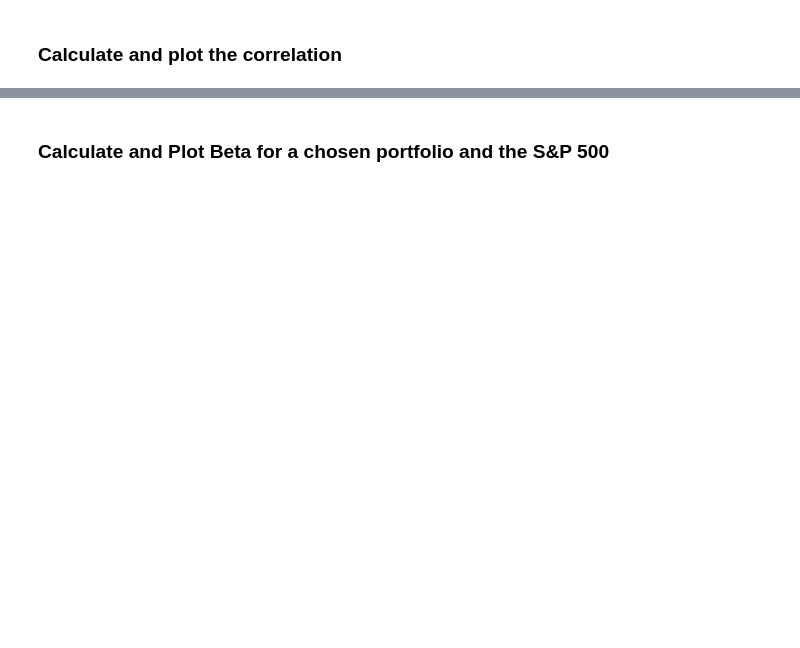
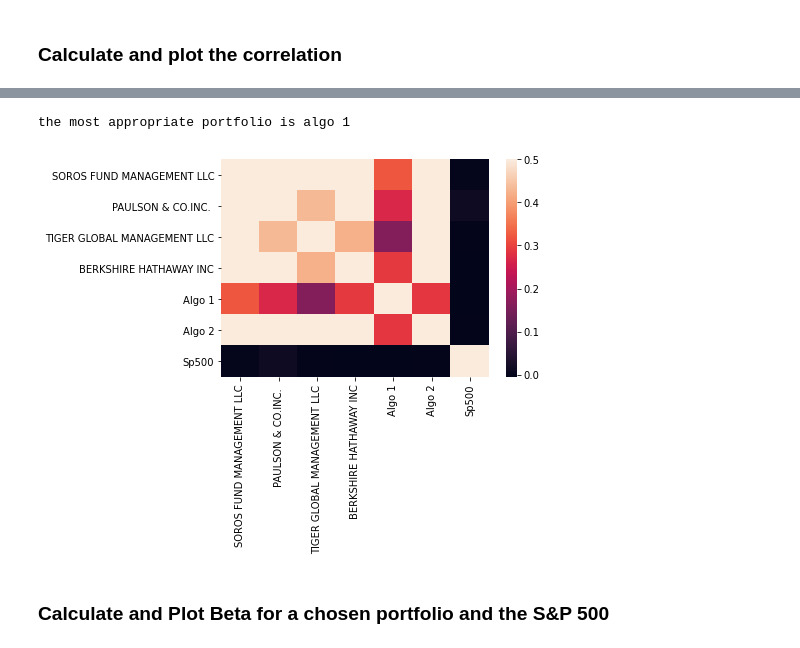
Before and after one commit to pysouzhny/python-homework, a Jupyter notebook: whale_analysis/Starter_Code/whale_analysis.ipynb, the cells around one changed output, grey strips where cells are left out. Drawn from its saved outputs; the diff is of its cells as text; code cells hidden in the pictures; blank space fills up the shorter version.

```diff
--- a/whale_analysis/Starter_Code/whale_analysis.ipynb
+++ b/whale_analysis/Starter_Code/whale_analysis.ipynb
@@ -283,5 +303,6 @@ Risk changes over time. Analyze the rolling statistics for Risk and Beta.
 ### Calculate and plot the correlation
 # %%
 # Calculate the correlation
-
+combined_corr=combined_returns.corr()
 # Display de correlation matrix
+combined_corr
@@ -288,3 +318,9 @@ Risk changes over time. Analyze the rolling statistics for Risk and Beta.
+# %%
+sns.heatmap(combined_corr,vmin=-.005,vmax=.5)
+print(f'the most appropriate portfolio is algo 1')
+# %% [output]
+the most appropriate portfolio is algo 1
+[figure, added]
 # %% [markdown]
 ### Calculate and Plot Beta for a chosen portfolio and the S&P 500
 # %%
```
Also changed, not shown: parts of 34 cells of this notebook.
